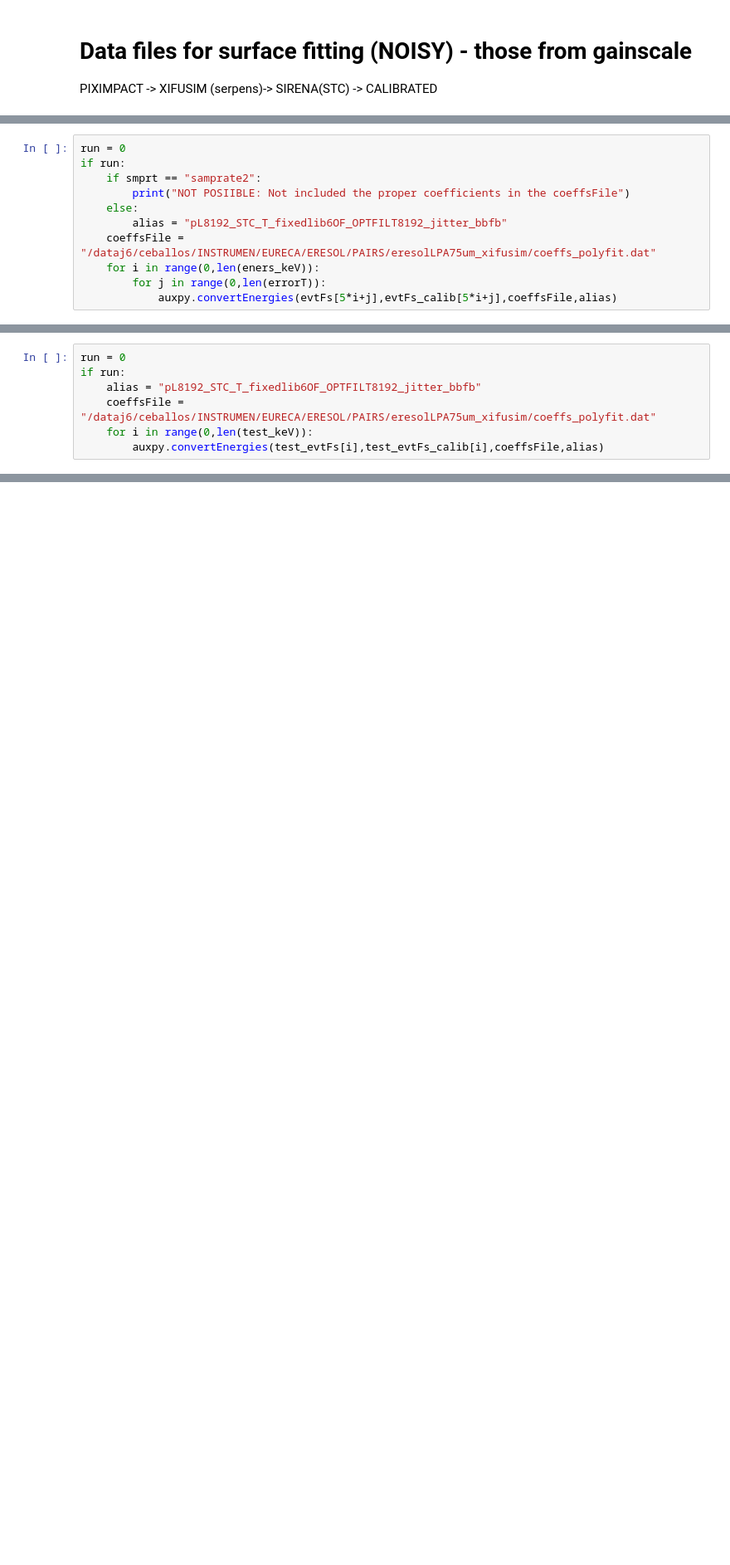
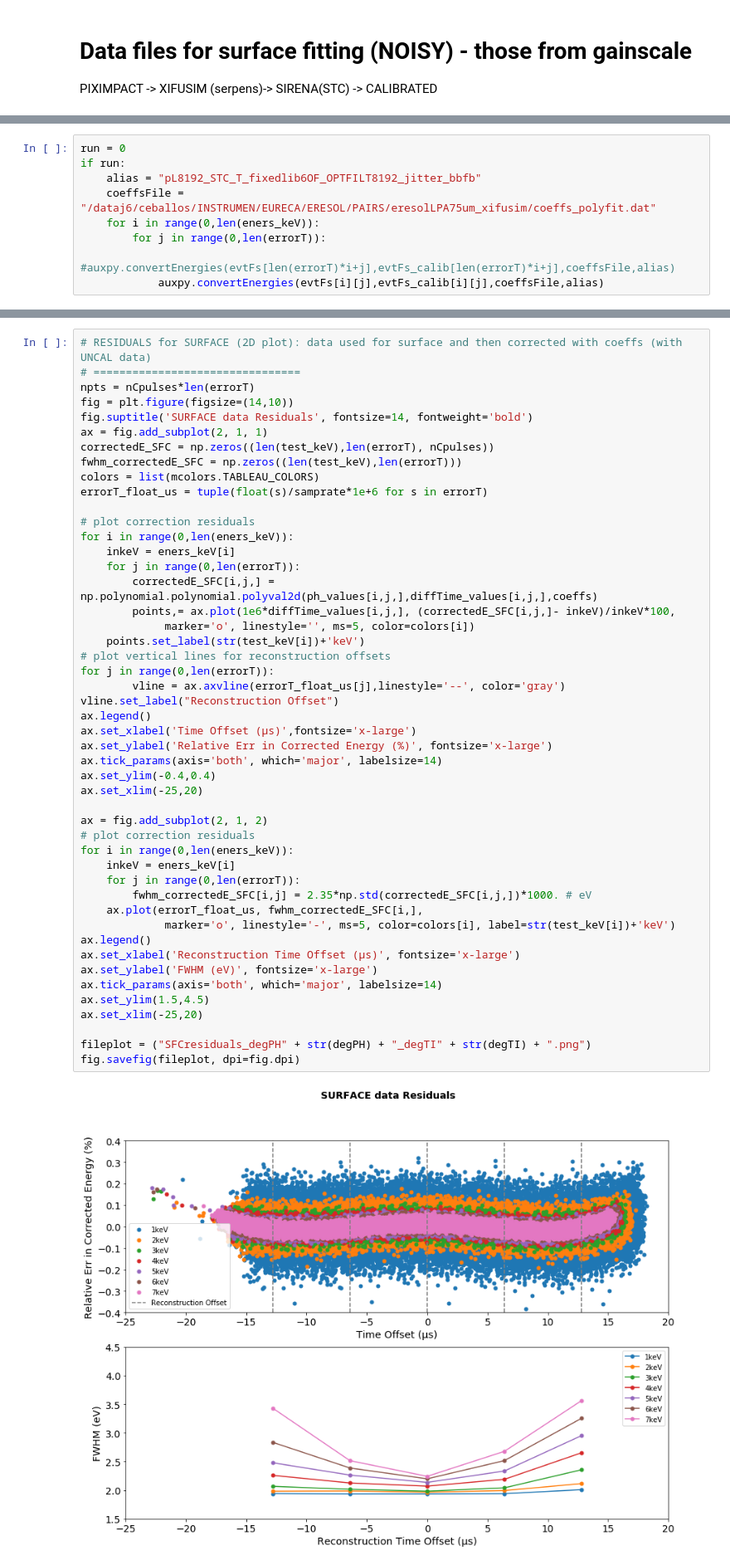
Before and after one commit to mtceballos/SIRENAcode, a Jupyter notebook: ERESOL/externalTimeStudyXifusim.ipynb, the cells around one changed output, grey strips where cells are left out. Shown at 83% size. Saved outputs shown, nothing was run; the diff lists cells and outputs as text; blank space fills up the shorter version.

Commit message:
externalTime: cosmetic changes and renaming

```diff
--- a/ERESOL/externalTimeStudyXifusim.ipynb
+++ b/ERESOL/externalTimeStudyXifusim.ipynb
@@ -323,12 +345,10 @@ if run:
 # %%
 run = 0
 if run:
-    if smprt == "samprate2":
-        print("NOT POSIIBLE: Not included the proper coefficients in the coeffsFile")
-    else:
-        alias = "pL8192_STC_T_fixedlib6OF_OPTFILT8192_jitter_bbfb"
+    alias = "pL8192_STC_T_fixedlib6OF_OPTFILT8192_jitter_bbfb"
     coeffsFile = "/dataj6/ceballos/INSTRUMEN/EURECA/ERESOL/PAIRS/eresolLPA75um_xifusim/coeffs_polyfit.dat"
     for i in range(0,len(eners_keV)):
         for j in range(0,len(errorT)):
-            auxpy.convertEnergies(evtFs[5*i+j],evtFs_calib[5*i+j],coeffsFile,alias)
+            #auxpy.convertEnergies(evtFs[len(errorT)*i+j],evtFs_calib[len(errorT)*i+j],coeffsFile,alias)
+            auxpy.convertEnergies(evtFs[i][j],evtFs_calib[i][j],coeffsFile,alias)
 # %% [markdown]
@@ -365,10 +383,3 @@ if run:
-# %%
-run = 0
-if run:
-    alias = "pL8192_STC_T_fixedlib6OF_OPTFILT8192_jitter_bbfb"
-    coeffsFile = "/dataj6/ceballos/INSTRUMEN/EURECA/ERESOL/PAIRS/eresolLPA75um_xifusim/coeffs_polyfit.dat"
-    for i in range(0,len(test_keV)):
-        auxpy.convertEnergies(test_evtFs[i],test_evtFs_calib[i],coeffsFile,alias)
 # %% [markdown]
 #  Reconstructed Energy vs external Time (NOISY)
 
@@ -801,0 +646,50 @@ For this, we use *TSpulses* reconstructed with a *jitter_noisy* library using th
+# %%
+# RESIDUALS for SURFACE (2D plot): data used for surface and then corrected with coeffs (with UNCAL data)
+# ================================
+npts = nCpulses*len(errorT)
+fig = plt.figure(figsize=(14,10))
+fig.suptitle('SURFACE data Residuals', fontsize=14, fontweight='bold')
+ax = fig.add_subplot(2, 1, 1)
+correctedE_SFC = np.zeros((len(test_keV),len(errorT), nCpulses))
+fwhm_correctedE_SFC = np.zeros((len(test_keV),len(errorT)))
+colors = list(mcolors.TABLEAU_COLORS)
+errorT_float_us = tuple(float(s)/samprate*1e+6 for s in errorT)
+
+# plot correction residuals
+for i in range(0,len(eners_keV)):
+    inkeV = eners_keV[i]
+    for j in range(0,len(errorT)):
+        correctedE_SFC[i,j,] = np.polynomial.polynomial.polyval2d(ph_values[i,j,],diffTime_values[i,j,],coeffs)
+        points,= ax.plot(1e6*diffTime_values[i,j,], (correctedE_SFC[i,j,]- inkeV)/inkeV*100,
+             marker='o', linestyle='', ms=5, color=colors[i])
+    points.set_label(str(test_keV[i])+'keV')
+# plot vertical lines for reconstruction offsets
+for j in range(0,len(errorT)):
+        vline = ax.axvline(errorT_float_us[j],linestyle='--', color='gray')
+vline.set_label("Reconstruction Offset")
+ax.legend()
+ax.set_xlabel('Time Offset (μs)',fontsize='x-large')
+ax.set_ylabel('Relative Err in Corrected Energy (%)', fontsize='x-large')
+ax.tick_params(axis='both', which='major', labelsize=14)
+ax.set_ylim(-0.4,0.4)
+ax.set_xlim(-25,20)
+
+ax = fig.add_subplot(2, 1, 2)
+# plot correction residuals
+for i in range(0,len(eners_keV)):
+    inkeV = eners_keV[i]
+    for j in range(0,len(errorT)):
+        fwhm_correctedE_SFC[i,j] = 2.35*np.std(correctedE_SFC[i,j,])*1000. # eV
+    ax.plot(errorT_float_us, fwhm_correctedE_SFC[i,],
+             marker='o', linestyle='-', ms=5, color=colors[i], label=str(test_keV[i])+'keV')
+ax.legend()
+ax.set_xlabel('Reconstruction Time Offset (μs)', fontsize='x-large')
+ax.set_ylabel('FWHM (eV)', fontsize='x-large')
+ax.tick_params(axis='both', which='major', labelsize=14)
+ax.set_ylim(1.5,4.5)
+ax.set_xlim(-25,20)
+
+fileplot = ("SFCresiduals_degPH" + str(degPH) + "_degTI" + str(degTI) + ".png")
+fig.savefig(fileplot, dpi=fig.dpi)
+# %% [output]
+[figure, added]
```
Also changed, not shown: parts of 30 cells of this notebook.
